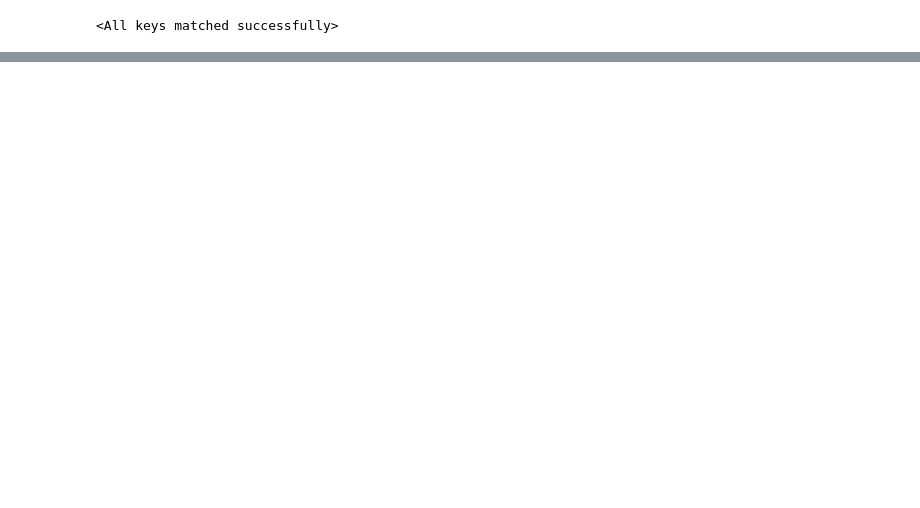
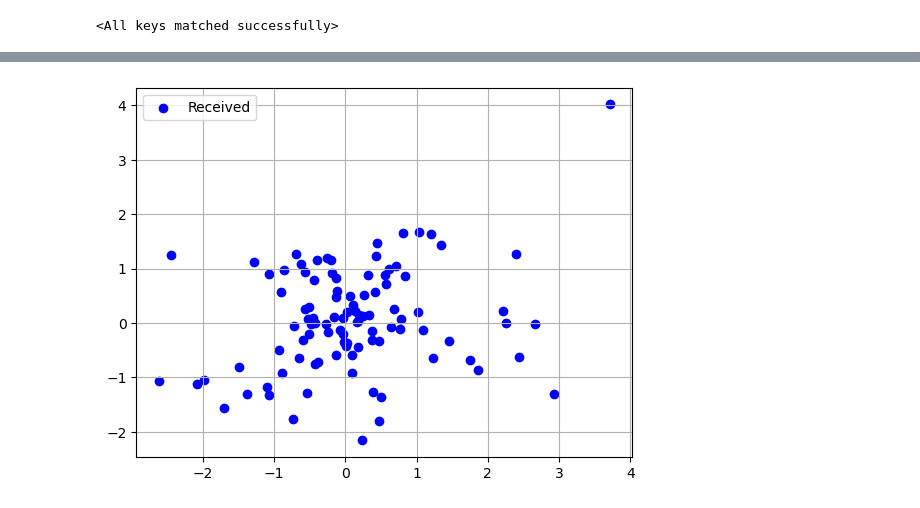
Before and after one commit to yewentai/Auto-Encoder-in-SIMO-System, a Jupyter notebook: AE_SISO_MQAM_Rayleigh_python.ipynb, the cells around one changed output, grey strips where cells are left out. Saved outputs shown, nothing was run; the diff lists cells and outputs as text; code cells hidden in the pictures; blank space fills up the shorter version.

```diff
--- a/AE_SISO_MQAM_Rayleigh_python.ipynb
+++ b/AE_SISO_MQAM_Rayleigh_python.ipynb
@@ -264,3 +261,28 @@ plt.grid(True)
+# %%
+# Plot received constellation
+# generate random messages
+num_messages = int(1e2)
+messages = torch.randint(0, CONFIG_TRAIN["M"], size=(num_messages,), device=device)
+one_hot = F.one_hot(messages, CONFIG_TRAIN["M"]).float()
+tx = encoder(one_hot)
+# generate the channel
+ch_real = torch.randn(tx.shape[0]).to(device)
+ch_imag = torch.randn(tx.shape[0]).to(device)
+csi = torch.stack((ch_real, ch_imag), dim=1)
+# perform complex multiplication
+rx_real = tx[:, 0] * csi[:, 0] - tx[:, 1] * csi[:, 1]
+rx_imag = tx[:, 0] * csi[:, 1] + tx[:, 1] * csi[:, 0]
+rx = torch.stack((rx_real, rx_imag), dim=1)
+rx = additive_white_gaussian_noise_channel(rx, CONFIG_TRAIN["training_snr"])
+rx = rx.detach().numpy()
+
+plt.figure()
+plt.scatter(rx[:, 0], rx[:, 1], c="b", label="Received")
+plt.legend()
+plt.grid(True)
+plt.show()
+# %% [output]
+[figure, added]
 # %%
 # Generate transmitted symbols using the encoder
 num_mess = 6400  # number of messages to test
```
Also changed, not shown: parts of 6 cells of this notebook, 9 other files.
